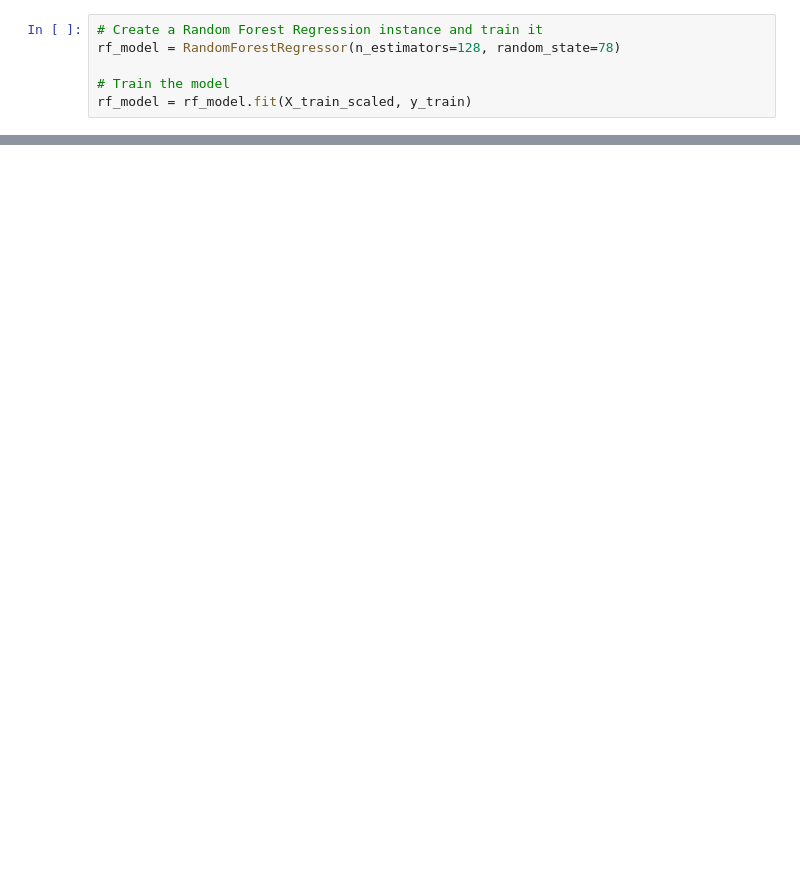
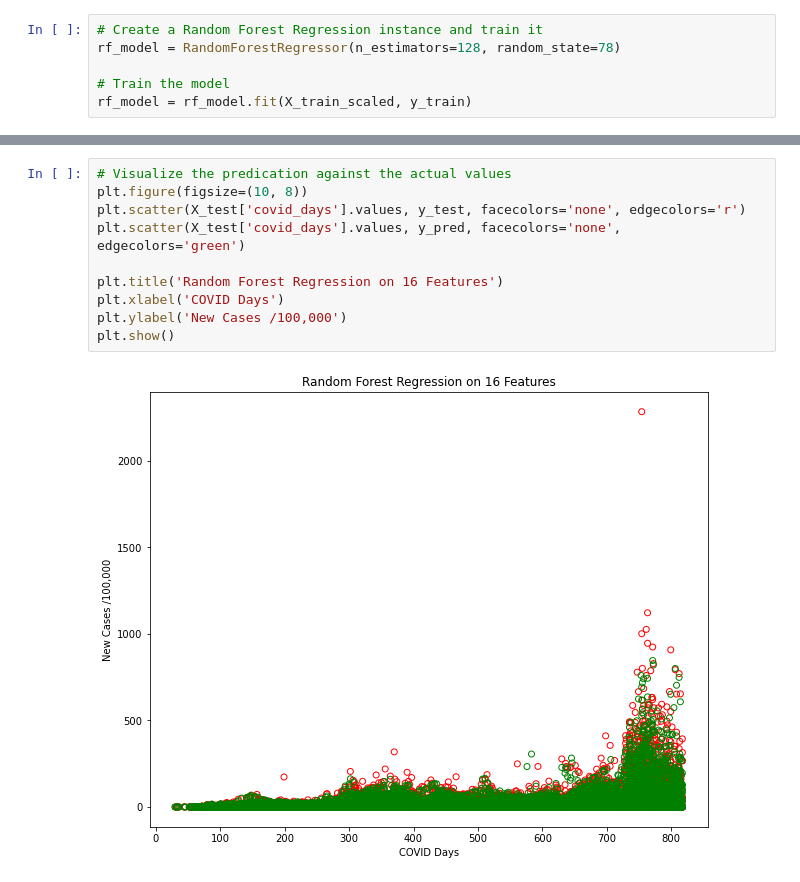
Before and after one commit to Magzzie/COVID-19_Analysis, a Jupyter notebook: COVID-19_Analysis_DB_ML.ipynb, the cells around one changed output, grey strips where cells are left out. Drawn from its saved outputs; the diff is of its cells as text; blank space fills up the shorter version.

```diff
--- a/COVID-19_Analysis_DB_ML.ipynb
+++ b/COVID-19_Analysis_DB_ML.ipynb
@@ -822,0 +601,12 @@ rf_model.score(X_test_scaled, y_test)
+# %%
+# Visualize the predication against the actual values
+plt.figure(figsize=(10, 8))
+plt.scatter(X_test['covid_days'].values, y_test, facecolors='none', edgecolors='r')
+plt.scatter(X_test['covid_days'].values, y_pred, facecolors='none', edgecolors='green')
+
+plt.title('Random Forest Regression on 16 Features')
+plt.xlabel('COVID Days')
+plt.ylabel('New Cases /100,000')
+plt.show()
+# %% [output]
+[figure, added]
```
Also changed, not shown: parts of 216 cells of this notebook.
